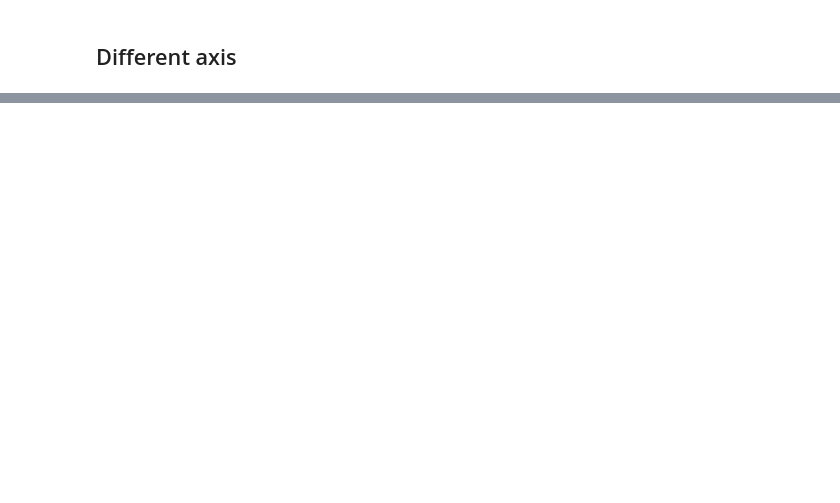
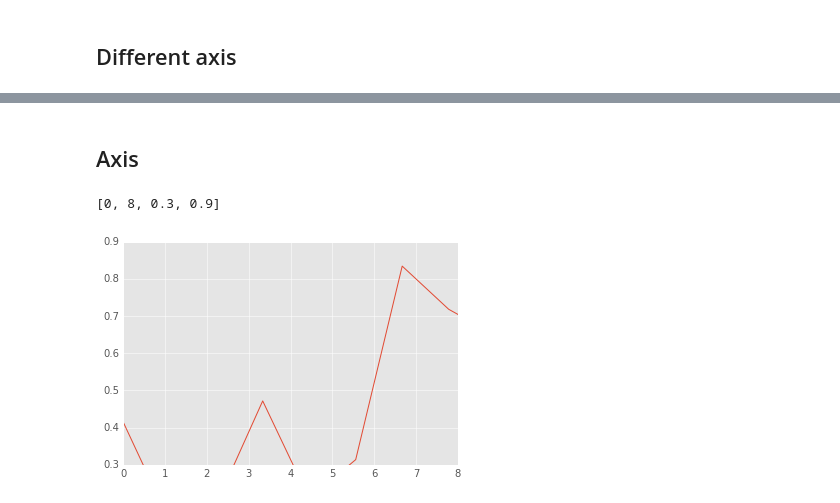
Before and after one commit to davidsalazarv95/Matplotlib, a Jupyter notebook: Matplotlib Basics.ipynb, the cells around one changed output, grey strips where cells are left out. Saved outputs shown, nothing was run; the diff lists cells and outputs as text; code cells hidden in the pictures; blank space fills up the shorter version.

```diff
--- a/Matplotlib Basics.ipynb
+++ b/Matplotlib Basics.ipynb
@@ -37,0 +39,8 @@ plt.show()
+# %% [markdown]
+## Axis
+# %%
+plt.plot(x, temperature)
+plt.axis([0, 8, 0.3, 0.9]) #xinf, xsup, yinf, ysup
+# %% [output]
+[0, 8, 0.3, 0.9]
+[figure, added]
```
Also changed, not shown: parts of 11 cells of this notebook, 3 other files.
